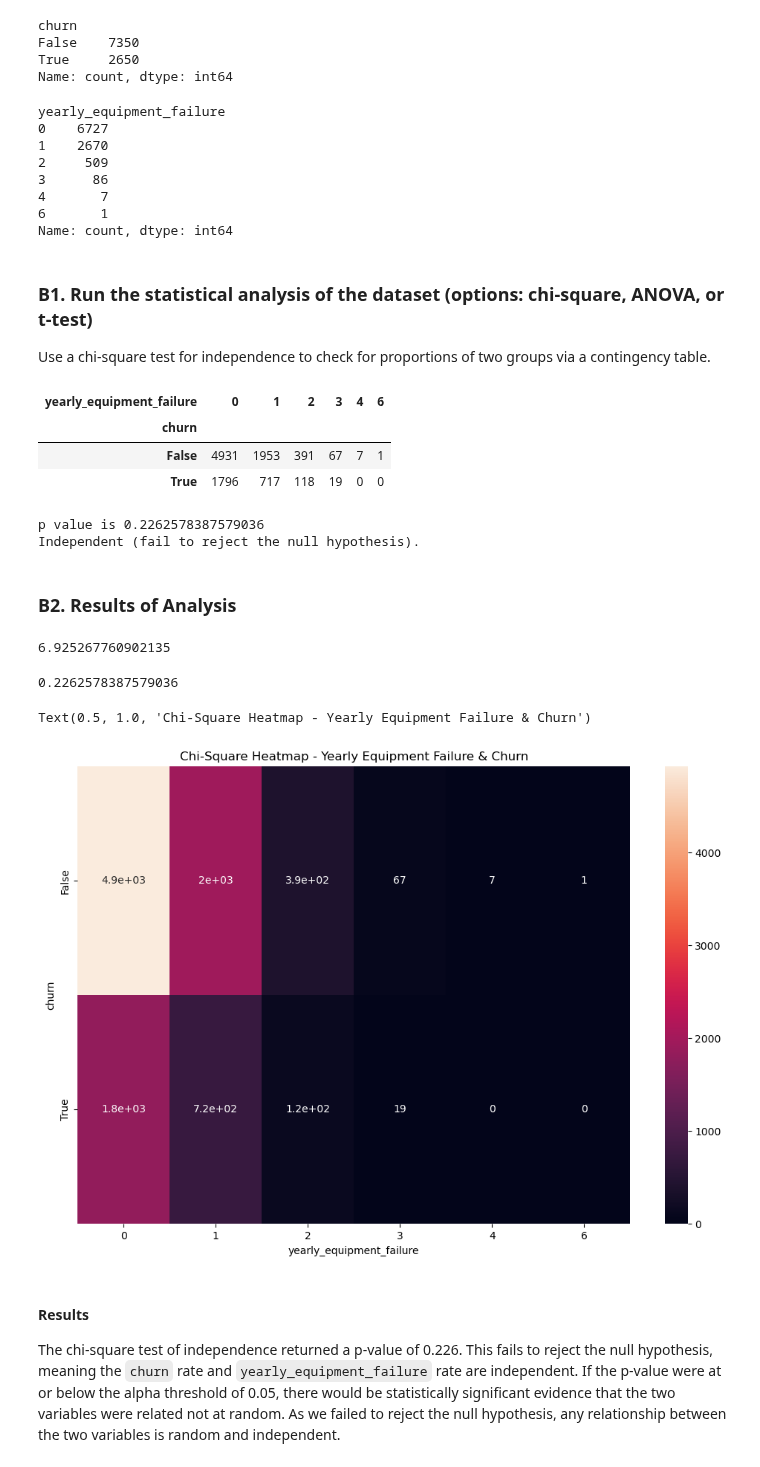
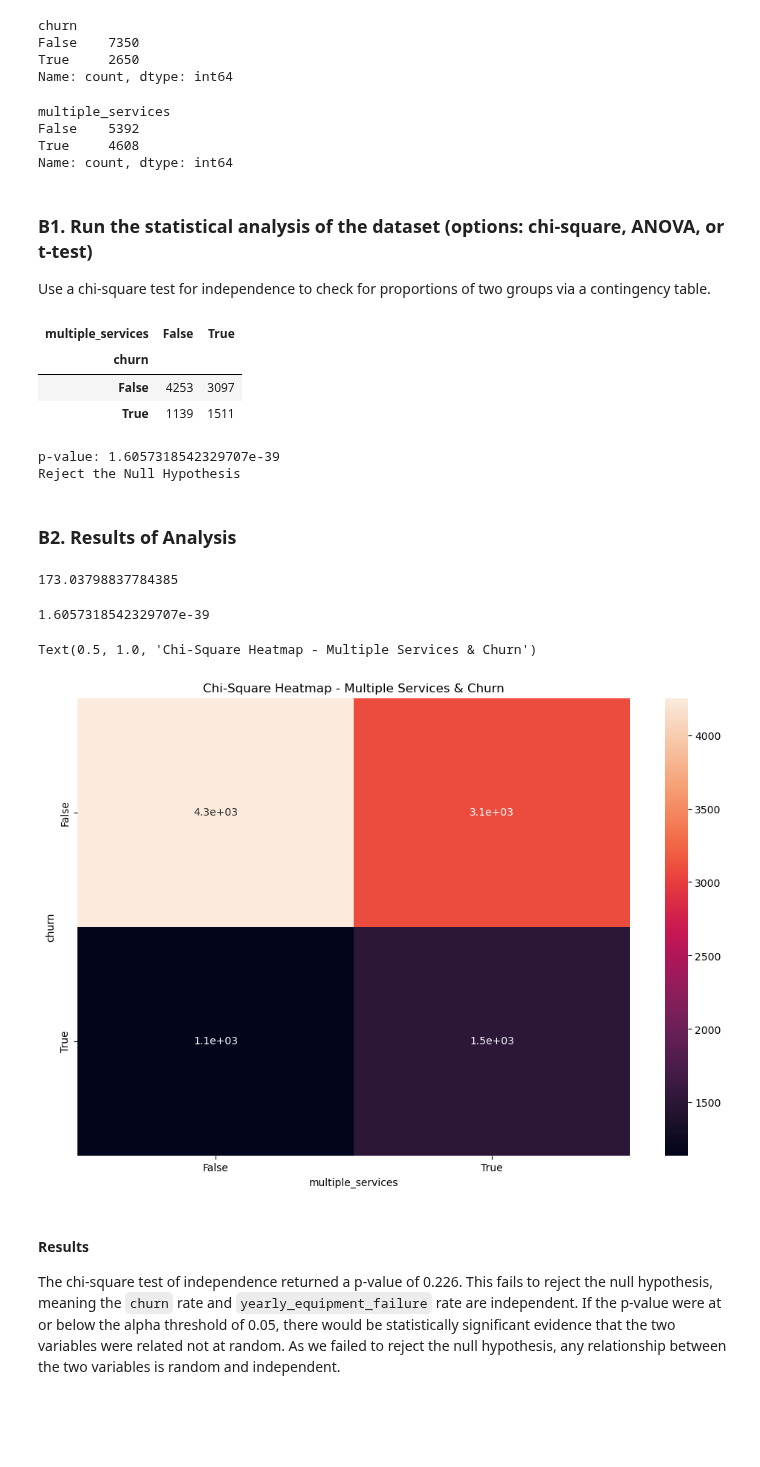
Before and after one commit to smmurdock/WGU-MSDA-DS, a Jupyter notebook: D207/Murdock_Shanay D207 PA Churn.ipynb, the cells around one changed output. Cells and saved outputs as stored; diff of their text form; code cells hidden in the pictures; blank space fills up the shorter version.

```diff
--- a/D207/Murdock_Shanay D207 PA Churn.ipynb
+++ b/D207/Murdock_Shanay D207 PA Churn.ipynb
@@ -108,7 +109,7 @@ Note: This dataset is considered clean. While that is true in the sense that the
 
 Code drawn from D206 Data Cleaning PA (Murdock, 2024) and modified only where there were column name changes in the starting dataset from D206 to D207.
 # %%
-# Fix column headers with pythonic names
+# Fix column headers with Pythonic names
 column_headers = {
     'CaseOrder': 'case_order',
     'Customer_id': 'customer_id',
@@ -214,7 +215,7 @@ df[nominal_categories] = df[nominal_categories].astype('category')
 df['gender'] = df['gender'].replace(gender_mapping_dict)
 
 # Change variables to Booleans
-bool_mapping_dict = {'No': 0, 'Yes': 1} # These will easily convert to True or False values
+bool_mapping_dict = {'No': False, 'Yes': True}
 bool_variables = ['churn', 'techie', 'portable_modem',
                   'tablet', 'internet_service',
                   'phone_service', 'multiple_services',
@@ -260,15 +261,11 @@ False    7350
 True     2650
 Name: count, dtype: int64
 # %%
-df['yearly_equipment_failure'].value_counts()
+df['multiple_services'].value_counts()
 # %% [output]
-yearly_equipment_failure
-0    6727
-1    2670
-2     509
-3      86
-4       7
-6       1
+multiple_services
+False    5392
+True     4608
 Name: count, dtype: int64
 # %% [markdown]
 ### B1. Run the statistical analysis of the dataset (options: chi-square, ANOVA, or t-test)
@@ -277,13 +282,13 @@ Use a chi-square test for independence to check for proportions of two groups vi
 # %%
 # Create  a contingency table
 # (Hayden, n.d.)
-table = pd.crosstab(df['churn'], df['yearly_equipment_failure'])
+table = pd.crosstab(df['churn'], df['multiple_services'])
 table
 # %% [output]
-| yearly_equipment_failure | 0 | 1 | 2 | 3 | 4 | 6 |
-| churn |  |  |  |  |  |  |
-| False | 4931 | 1953 | 391 | 67 | 7 | 1 |
-| True | 1796 | 717 | 118 | 19 | 0 | 0 |
+| multiple_services | False | True |
+| churn |  |  |
+| False | 4253 | 3097 |
+| True | 1139 | 1511 |
 # %%
 # Chi-square test of independence
 # (WGU Courseware), (Chapman, n.d.)
@@ -291,35 +296,31 @@ stat, p, dof, expected = chi2_contingency(table)
 
 # Interpret p-value
 alpha = 0.05
-print("p value is " + str(p))
-if p <= alpha:
-		print("Dependent (reject the null hypothesis).")
-else:
-		print("Independent (fail to reject the null hypothesis).")
+p_value_reader(p, alpha)
 # %% [output]
-p value is 0.2262578387579036
-Independent (fail to reject the null hypothesis).
+p-value: 1.6057318542329707e-39
+Reject the Null Hypothesis
 # %% [markdown]
 ### B2. Results of Analysis
 # %%
 # Print results of Chi-square test
 stat
 # %% [output]
-6.925267760902135
+173.03798837784385
 # %%
 # Print p-value
 p
 # %% [output]
-0.2262578387579036
+1.6057318542329707e-39
 # %%
 # Create heatmap of results
 # (WGU Courseware)
 plt.figure(figsize=(12, 8))
 sns.heatmap(table, annot=True);
-plt.title('Chi-Square Heatmap - Yearly Equipment Failure & Churn')
+plt.title('Chi-Square Heatmap - Multiple Services & Churn')
 # %% [output]
-Text(0.5, 1.0, 'Chi-Square Heatmap - Yearly Equipment Failure & Churn')
+Text(0.5, 1.0, 'Chi-Square Heatmap - Multiple Services & Churn')
-[figure, old version]
+[figure, new version]
 # %% [markdown]
 #### Results
 
```
Also changed, not shown: parts of 2 cells of this notebook.
